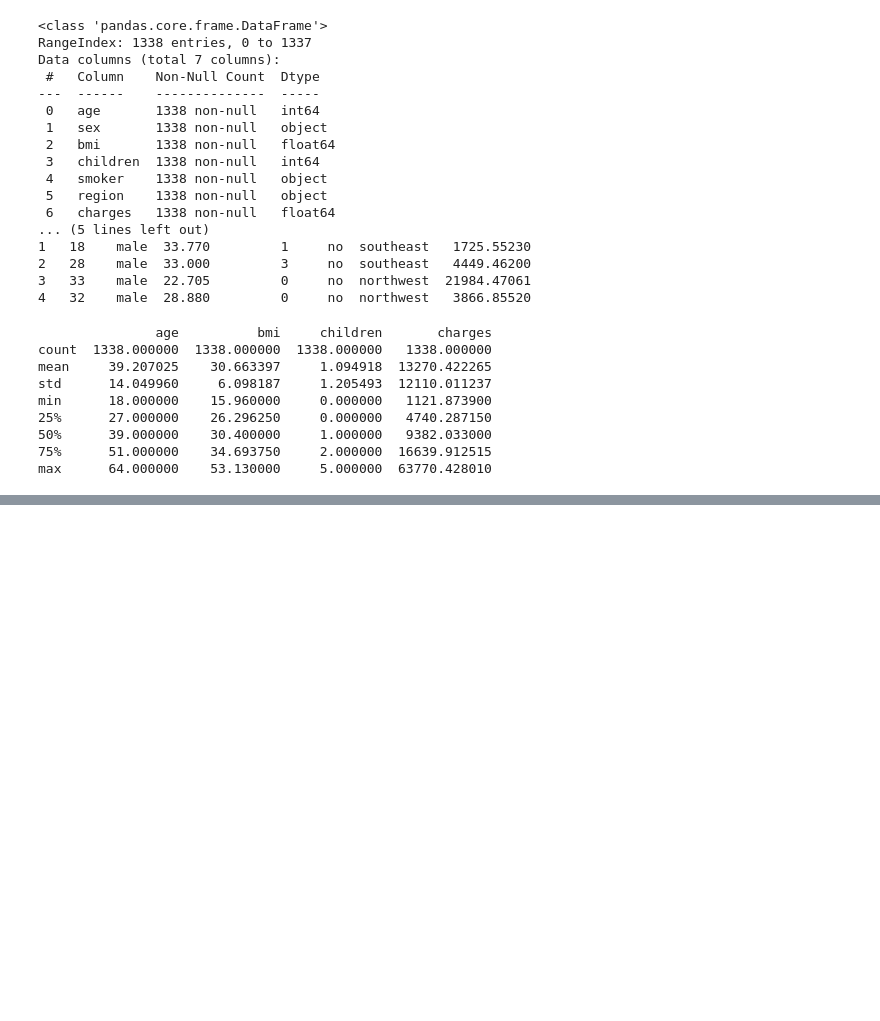
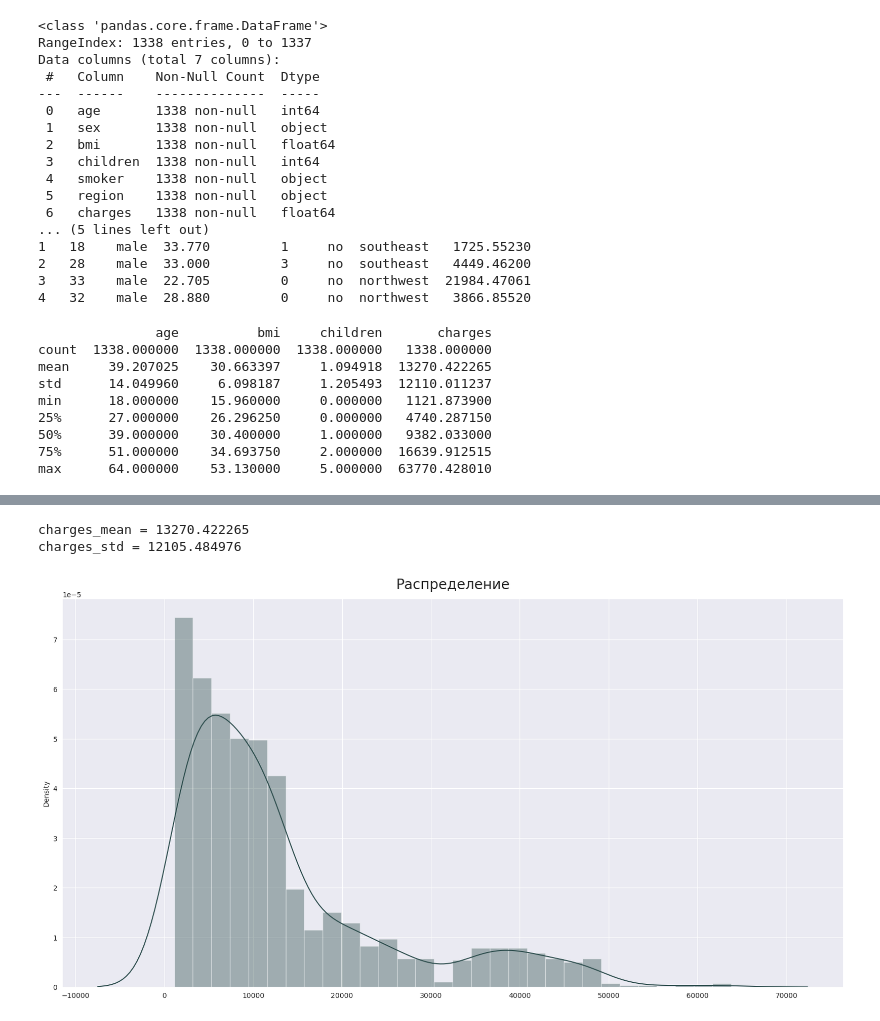
Before and after one commit to Fume5678/BigData_Course, a Jupyter notebook: lab_4/lab_4.ipynb, the cells around one changed output, grey strips where cells are left out. Drawn from its saved outputs; the diff is of its cells as text; code cells hidden in the pictures; blank space fills up the shorter version.

```diff
--- a/lab_4/lab_4.ipynb
+++ b/lab_4/lab_4.ipynb
@@ -125,0 +136,19 @@ original mean: 13270.422265
+# %%
+import warnings
+warnings.filterwarnings("ignore")
+
+df_charges = data.charges.to_numpy()
+
+pop_mean = df_charges.mean() # Среденее значение
+pop_std = df_charges.std() # Стандартное отклонение
+print('charges_mean = %f'%pop_mean)
+print('charges_std = %f'%pop_std)
+
+fig = plt.figure(figsize=(20, 10))
+sns.distplot(df_charges, color="darkslategrey")
+plt.title("Распределение", y=1.015, fontsize=20);
+plt.show()
+# %% [output]
+charges_mean = 13270.422265
+charges_std = 12105.484976
+[figure, added]
```
Also changed, not shown: parts of 5 cells of this notebook.
